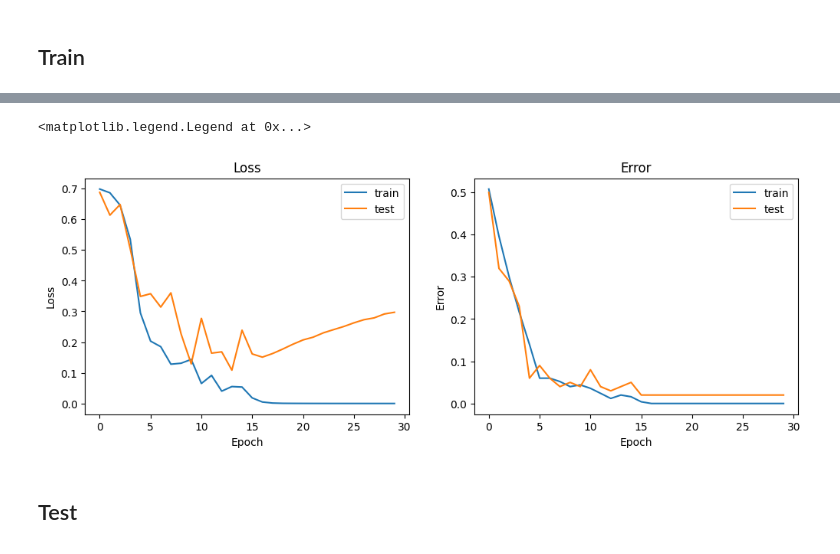
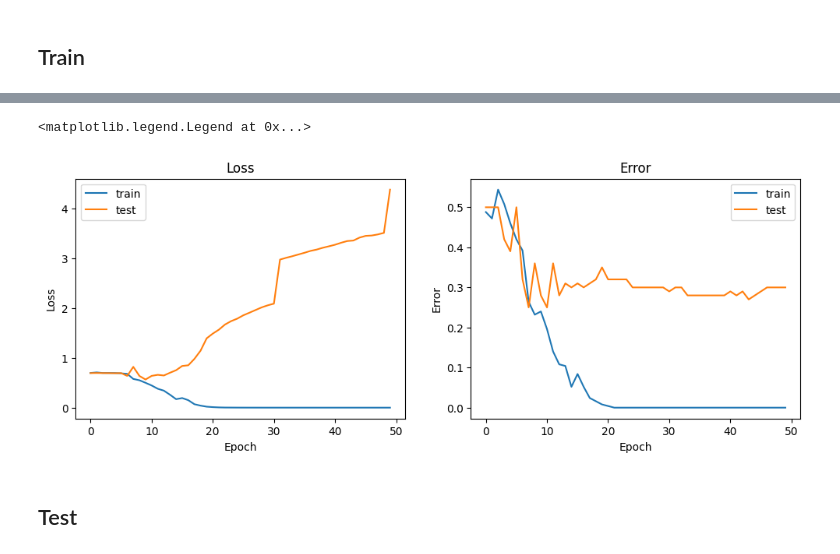
Before and after one commit to georg-wolflein/das-mil, a Jupyter notebook: train_mnist_bags.ipynb, the cells around one changed output, grey strips where cells are left out. Saved outputs shown, nothing was run; the diff lists cells and outputs as text; code cells hidden in the pictures.

```diff
--- a/train_mnist_bags.ipynb
+++ b/train_mnist_bags.ipynb
@@ -37,17 +40,19 @@ The following cell defines three variables, `DATASET`, `TARGET_NUMBERS` and `MOD
 
 Try changing `DATASET`, `TARGET_NUMBERS` and `MODELS` below and rerunning the notebook.
 # %%
-DATASET = OneHotMNISTBags
+# DATASET = OneHotMNISTBags
 DATASET = MNISTBags
 
-TARGET_NUMBERS = 0
+# TARGET_NUMBERS = 0
 TARGET_NUMBERS = (0, 1)
 
-MODEL = "mean_pool"
-MODEL = "max_pool"
-MODEL = "weighted_average_attention"
-MODEL = "self_attention_mean_pool"
-MODEL = "self_attention_max_pool"
+# MODEL = "mean_pool"
+# MODEL = "max_pool"
+# MODEL = "weighted_average_attention"
+# MODEL = "self_attention_mean_pool"
+# MODEL = "self_attention_max_pool"
+# MODEL = "gcn_max_pool"
+MODEL = "gat_max_pool"
 
 NUM_DIGITS = 10
 if DATASET == OneHotMNISTBags:
@@ -190,7 +243,7 @@ def test_loss_and_error(model, loader):
             y = bag.bag_label.float()
 
             # Calculate loss and metrics
-            y_pred = model(bag).squeeze(0)
+            y_pred = model(bag).squeeze()
             loss = loss_function(y_pred, y)
 
             error = 1. - ((y_pred > .5).float() == y).cpu().detach().float()
@@ -204,7 +257,7 @@ loader = make_data_loader(train=True)
 
 stats = []
 
-for epoch in range(30):
+for epoch in range(50):
     model.train()
     total_loss = 0.
     total_error = 0.
@@ -215,7 +268,7 @@ for epoch in range(30):
         optimizer.zero_grad()
 
         # Calculate loss and metrics
-        y_pred = model(bag).squeeze(0)
+        y_pred = model(bag).squeeze()
         loss = loss_function(y_pred, y)
 
         error = 1. - ((y_pred > .5).float() == y).cpu().detach().float()
@@ -280,5 +333,5 @@ Epoch:  29, loss: 0.0000, error: 0.0000, test_loss: 0.2972, test_error: 0.0200
 <matplotlib.legend.Legend at 0x...>
-[figure, old version]
+[figure, new version]
 # %% [markdown]
 ## Test
 # %%
```
Also changed, not shown: parts of 7 cells of this notebook.
